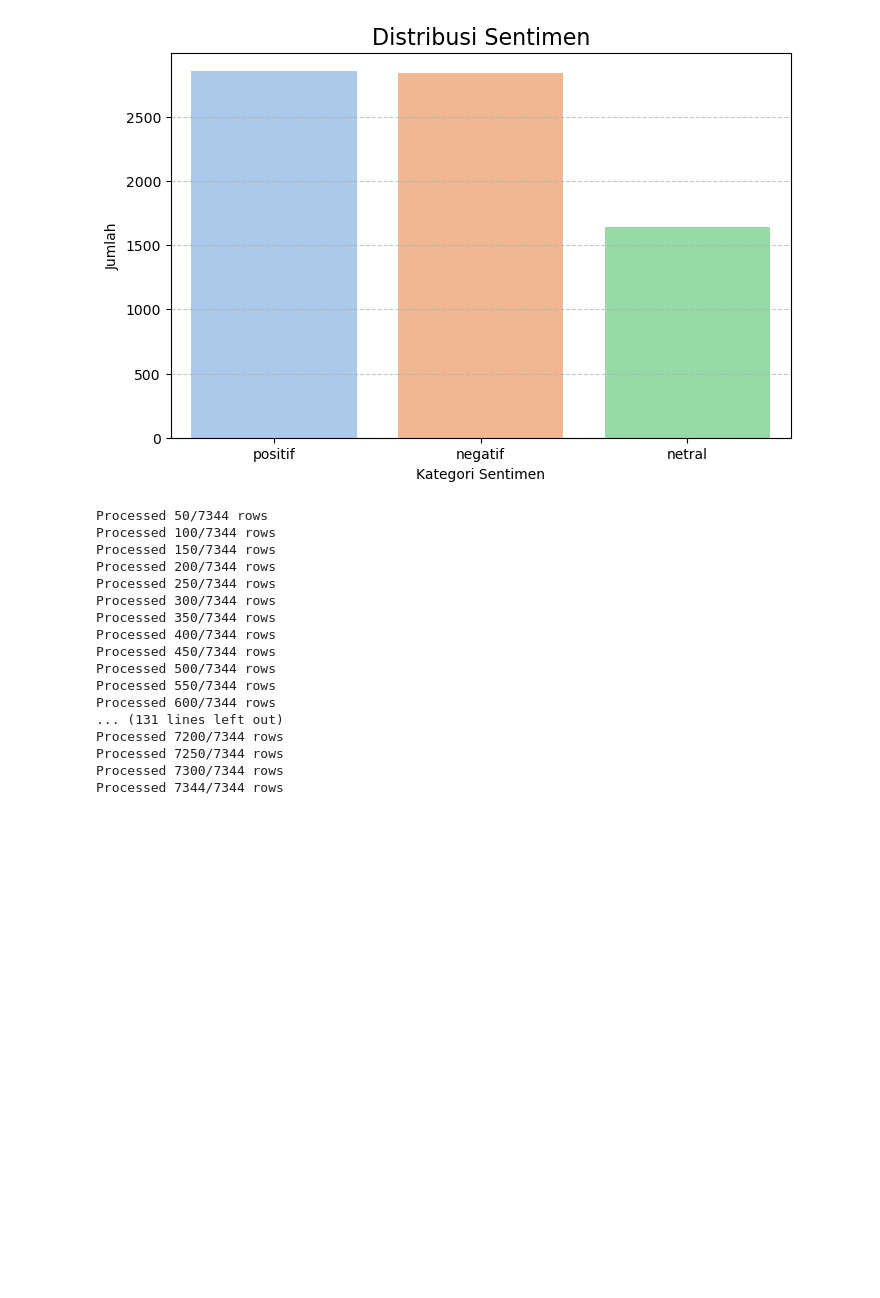
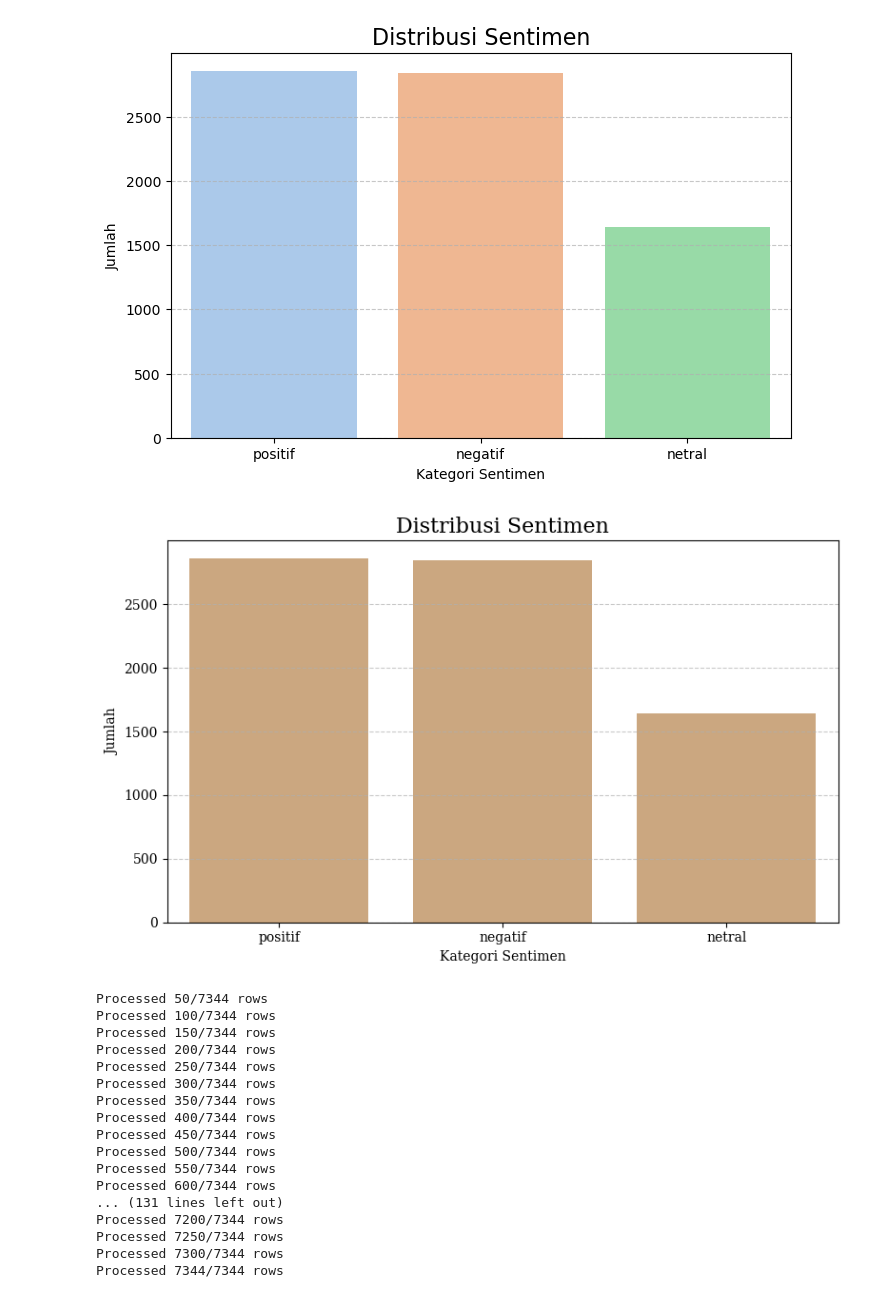
Before and after one commit to amongnikol/analisis_sentimen_prabowo, a Jupyter notebook: prabowo_GRU_SEMMA.ipynb, the cells around one changed output. Saved outputs shown, nothing was run; the diff lists cells and outputs as text; code cells hidden in the pictures; blank space fills up the shorter version.

```diff
--- a/prabowo_GRU_SEMMA.ipynb
+++ b/prabowo_GRU_SEMMA.ipynb
@@ -197,6 +230,38 @@ Passing `palette` without assigning `hue` is deprecated and will be removed in v
 
   sns.countplot(data=df, x='label', palette='pastel')
 [figure]
+# %%
+import pandas as pd
+import matplotlib.pyplot as plt
+import seaborn as sns
+
+# Set font global
+plt.rcParams['font.family'] = 'DejaVu Serif'
+
+# Ukuran figure
+plt.figure(figsize=(8, 5))
+
+# Plot countplot dengan warna khusus
+sns.countplot(data=df, x='label', color='#d7a773')
+
+# Judul dan label
+plt.title('Distribusi Sentimen', fontsize=16)
+plt.xlabel('Kategori Sentimen')
+plt.ylabel('Jumlah')
+
+# Garis grid horizontal
+plt.grid(axis='y', linestyle='--', alpha=0.7)
+
+# Buat background transparan
+plt.gca().patch.set_alpha(0)     # transparansi area plot
+plt.gcf().patch.set_alpha(0)     # transparansi area luar plot (figure)
+
+# Tampilkan
+plt.savefig("sentimen_transparan.png", dpi=300, transparent=True)
+plt.tight_layout()
+plt.show()
+# %% [output]
+[figure, added]
 # %%
 import re
 from Sastrawi.Stemmer.StemmerFactory import StemmerFactory
```
Also changed, not shown: parts of 1 cell of this notebook, 4 other files.
